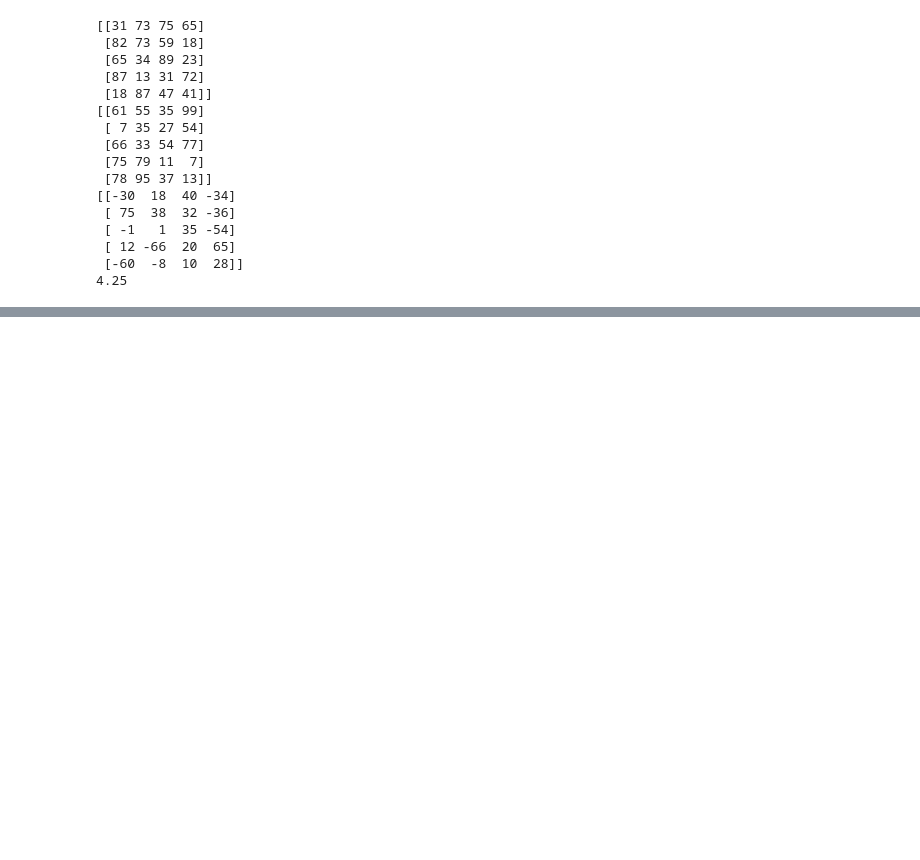
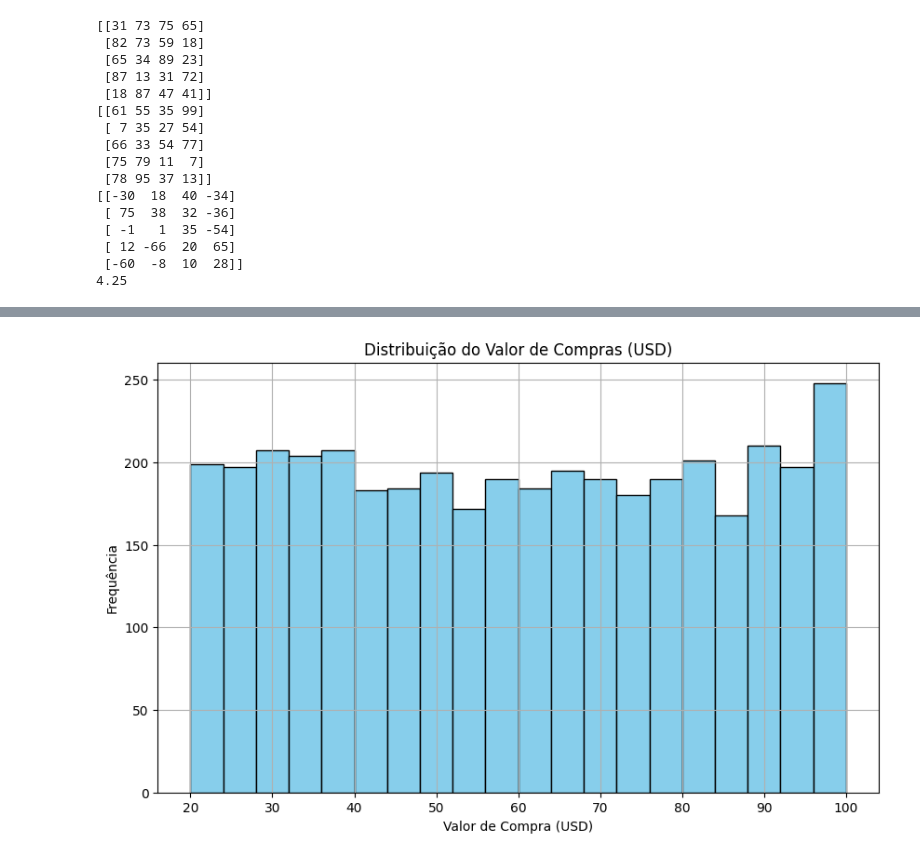
Before and after one commit to Vipas12/FundamentosPython_Vipin, a Jupyter notebook: UFCD10793_Avaliacao_Final_2025_Marco/avali_final12.ipynb, the cells around one changed output, grey strips where cells are left out. Drawn from its saved outputs; the diff is of its cells as text; code cells hidden in the pictures; blank space fills up the shorter version.

```diff
--- a/UFCD10793_Avaliacao_Final_2025_Marco/avali_final12.ipynb
+++ b/UFCD10793_Avaliacao_Final_2025_Marco/avali_final12.ipynb
@@ -113,3 +113,18 @@ print(media_subarray)
  [ 12 -66  20  65]
  [-60  -8  10  28]]
 4.25
+# %%
+'''Ex5.	Usando as bibliotecas Pandas e MatPlotLib e um dataset (podes selecionar das aulas, fazer download na plataforma kaggle ou escolher um dataset pessoal), elabora um notebook jupyter no qual efetues:
+•	Limpeza e tratamento de dados;
+•	Processamento de dados: groupby, filter, criação de novas colunas,…;
+•	Visualização de dados;
+'''
+import pandas as pd
+import matplotlib.pyplot as plt
+import seaborn as sns
+
+#carregar dados - arquivo csv - shopping_trends.csv
+df= pd.read_csv('shopping_trends.csv')
+
+#verificação tipo de dados
+print ("tipos de dados: \n", df.dtypes)
@@ -115,0 +177,3 @@ print(media_subarray)
+# %%
+# As colunas 'Gender' e 'Category' são categóricas. Conversão para variáveis dummy
+df= pd.get_dummies(df, columns=['Gender', 'Category'], drop_first=True)
@@ -115,0 +224,10 @@ print(media_subarray)
+# %%
+# Visualizar a distribuição da variável 'Purchase Amount (USD)'
+plt.figure(figsize=(10,6))
+df['Purchase Amount (USD)'].hist(bins=20, color='skyblue', edgecolor='black')
+plt.title('Distribuição do Valor de Compras (USD)')
+plt.xlabel('Valor de Compra (USD)')
+plt.ylabel('Frequência')
+plt.show()
+# %% [output]
+[figure, added]
```
Also changed, not shown: parts of 19 cells of this notebook, 6 other files.
